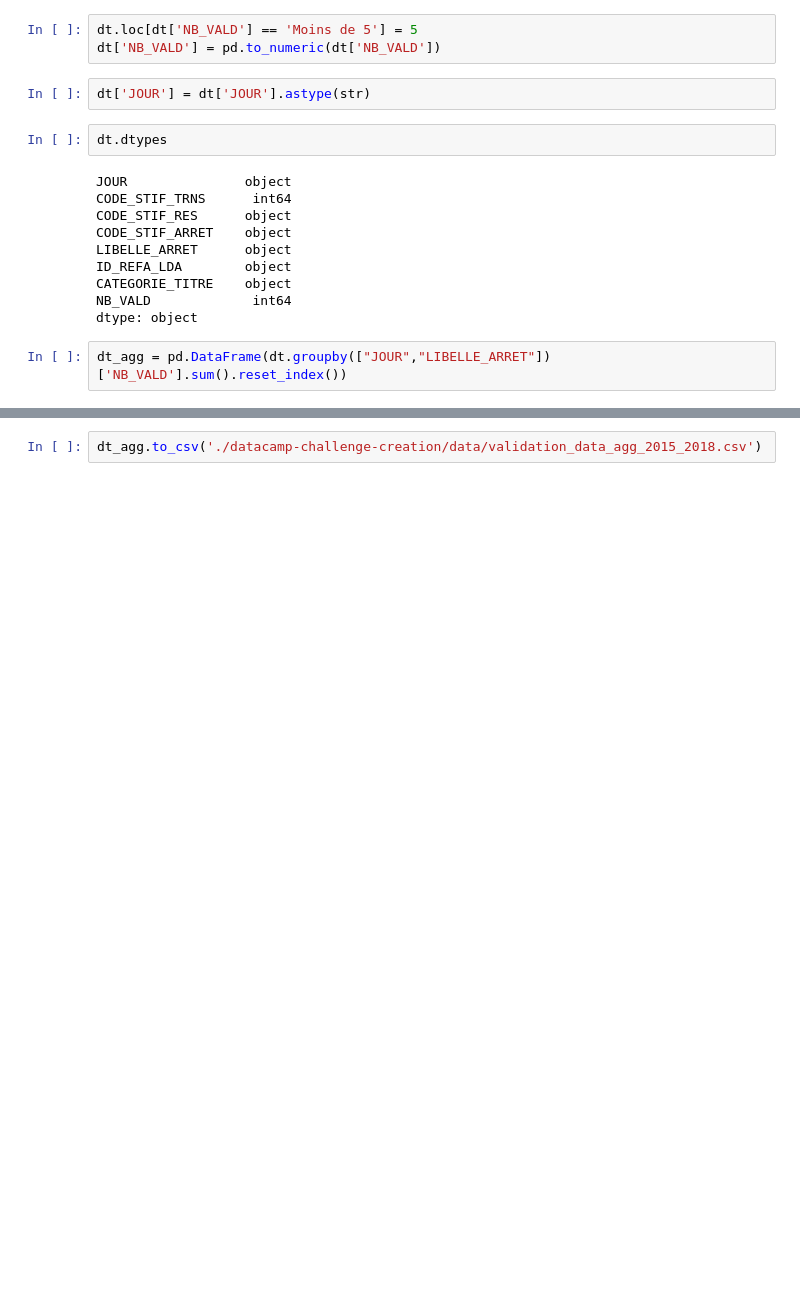
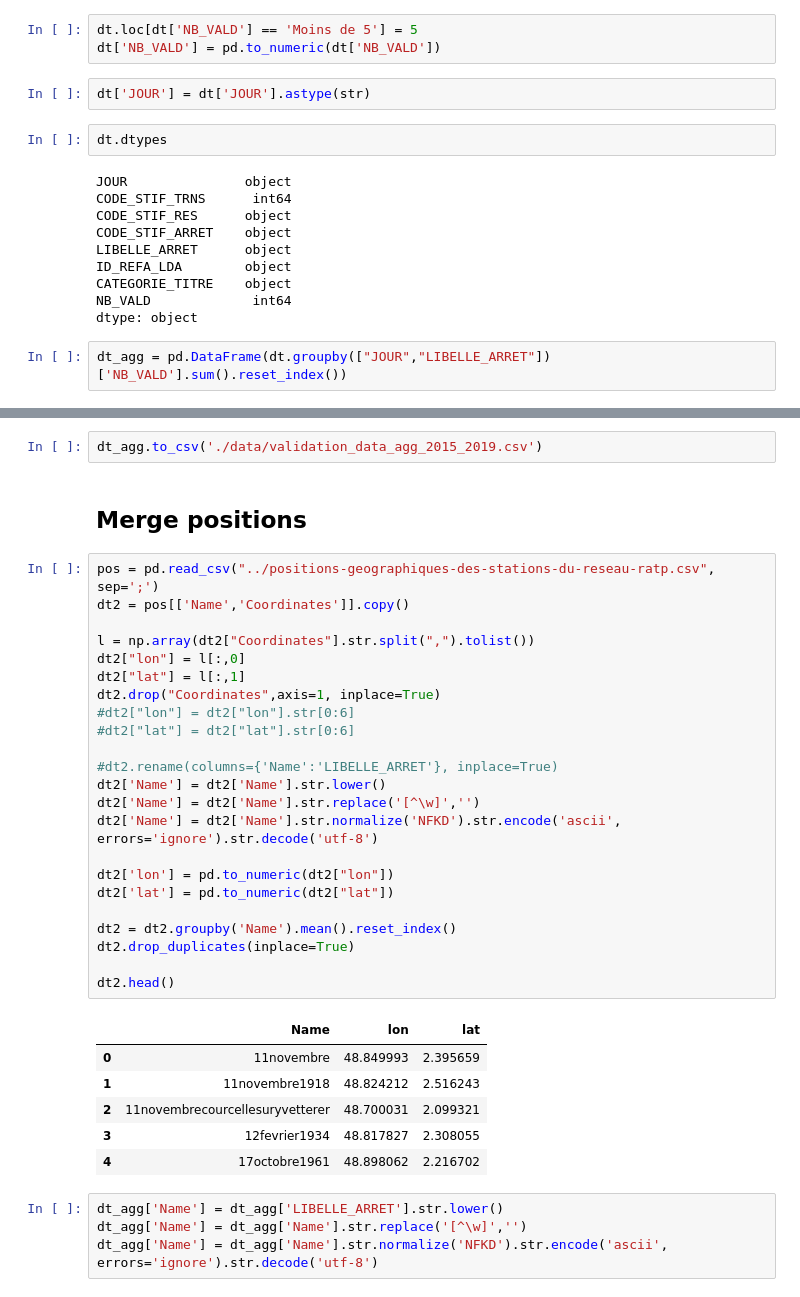
Before and after one commit to p-desaintchamas/datacamp-challenge-creation, a Jupyter notebook: merge_aggregate_data.ipynb, the cells around one changed output, grey strips where cells are left out. Drawn from its saved outputs; the diff is of its cells as text; blank space fills up the shorter version.

```diff
--- a/merge_aggregate_data.ipynb
+++ b/merge_aggregate_data.ipynb
@@ -63,2 +61,38 @@ dt_agg.groupby('JOUR').sum().plot()
 # %%
-dt_agg.to_csv('./datacamp-challenge-creation/data/validation_data_agg_2015_2018.csv')
+dt_agg.to_csv('./data/validation_data_agg_2015_2019.csv')
+# %% [markdown]
+## Merge positions
+# %%
+pos = pd.read_csv("../positions-geographiques-des-stations-du-reseau-ratp.csv", sep=';')
+dt2 = pos[['Name','Coordinates']].copy()
+
+l = np.array(dt2["Coordinates"].str.split(",").tolist())
+dt2["lon"] = l[:,0]
+dt2["lat"] = l[:,1]
+dt2.drop("Coordinates",axis=1, inplace=True)
+#dt2["lon"] = dt2["lon"].str[0:6]
+#dt2["lat"] = dt2["lat"].str[0:6]
+
+#dt2.rename(columns={'Name':'LIBELLE_ARRET'}, inplace=True)
+dt2['Name'] = dt2['Name'].str.lower()
+dt2['Name'] = dt2['Name'].str.replace('[^\w]','')
+dt2['Name'] = dt2['Name'].str.normalize('NFKD').str.encode('ascii', errors='ignore').str.decode('utf-8')
+
+dt2['lon'] = pd.to_numeric(dt2["lon"])
+dt2['lat'] = pd.to_numeric(dt2["lat"])
+
+dt2 = dt2.groupby('Name').mean().reset_index()
+dt2.drop_duplicates(inplace=True)
+
+dt2.head()
+# %% [output]
+|  | Name | lon | lat |
+| 0 | 11novembre | 48.849993 | 2.395659 |
+| 1 | 11novembre1918 | 48.824212 | 2.516243 |
+| 2 | 11novembrecourcellesuryvetterer | 48.700031 | 2.099321 |
+| 3 | 12fevrier1934 | 48.817827 | 2.308055 |
+| 4 | 17octobre1961 | 48.898062 | 2.216702 |
+# %%
+dt_agg['Name'] = dt_agg['LIBELLE_ARRET'].str.lower()
+dt_agg['Name'] = dt_agg['Name'].str.replace('[^\w]','')
+dt_agg['Name'] = dt_agg['Name'].str.normalize('NFKD').str.encode('ascii', errors='ignore').str.decode('utf-8')
```
Also changed, not shown: parts of 5 cells of this notebook, 2 other files.
